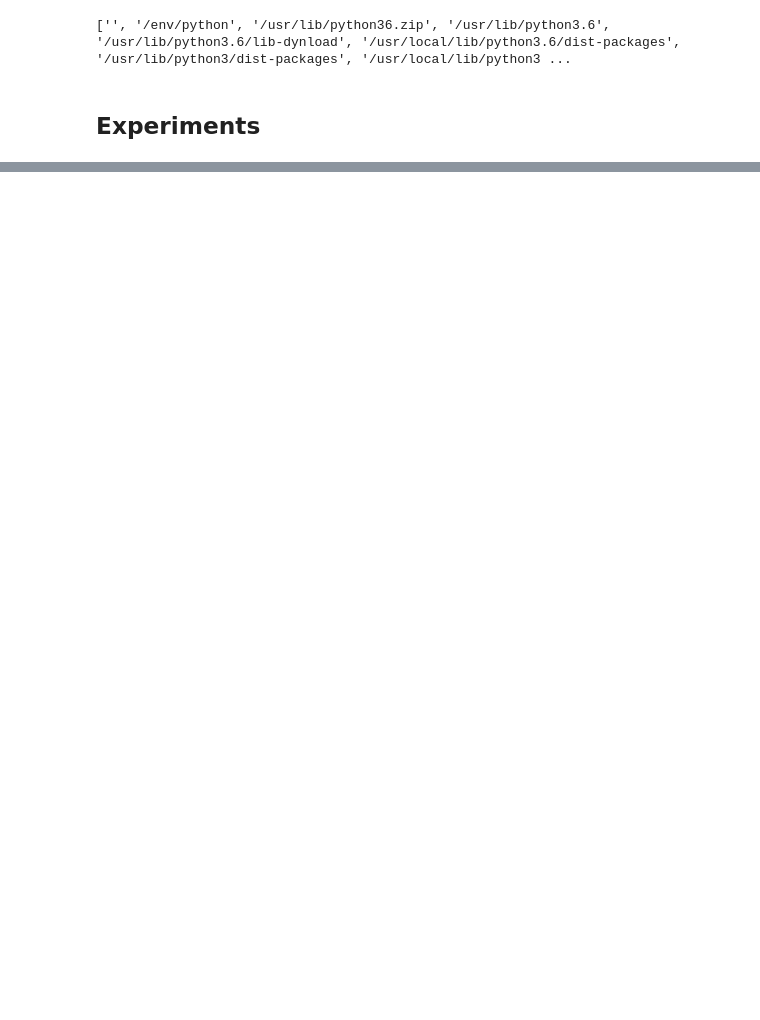
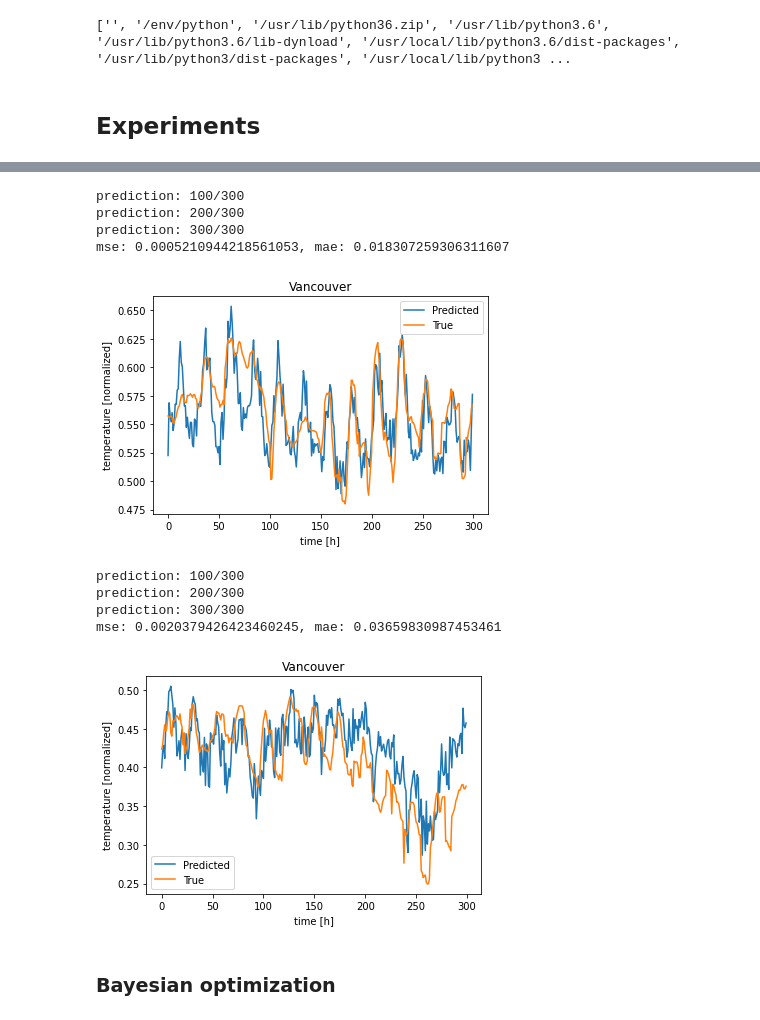
Before and after one commit to onurbil/TENT, a Jupyter notebook: notebooks/TT_experiments.ipynb, the cells around one changed output, grey strips where cells are left out. Saved outputs shown, nothing was run; the diff lists cells and outputs as text; code cells hidden in the pictures; blank space fills up the shorter version.

```diff
--- a/notebooks/TT_experiments.ipynb
+++ b/notebooks/TT_experiments.ipynb
@@ -368,0 +357,45 @@ mse: 0.02626679092645645, mae: 0.09847977757453918
+# %%
+import matplotlib.pyplot as plt
+
+def predict(model, x, y, start, num):
+  x_lim = x[start:start + num, ...]
+  y_lim = y[start:start + num]
+  preds = []
+  for i in range(x_lim.shape[0]):
+      if (i + 1) % 100 == 0:
+          print(f'prediction: {i + 1}/{x_lim.shape[0]}')
+      preds.append(model.predict(x_lim[i][np.newaxis, ...]))
+  pred = np.concatenate(preds, axis=0).flatten()
+  mse = np.mean(kr.metrics.mse(y_lim, pred))
+  mae = np.mean(kr.metrics.mae(y_lim, pred))
+  print(f'mse: {mse}, mae: {mae}')
+  return y_lim, pred
+
+def plot(y_test, pred):
+  plt.plot(range(pred.size), pred.flatten(), label='Predicted')
+  plt.plot(range(len(y_test)), y_test, label='True')
+  plt.legend()
+  plt.title('Vancouver')
+  plt.xlabel('time [h]')
+  plt.ylabel('temperature [normalized]')
+  plt.show()
+
+
+y_lim, pred = predict(model, x_train, y_train, 0, 300)
+plot(y_lim, pred)
+
+y_lim, pred = predict(model, x_test, y_test, 0, 300)
+plot(y_lim, pred)
+# %% [output]
+prediction: 100/300
+prediction: 200/300
+prediction: 300/300
+mse: 0.0005210944218561053, mae: 0.018307259306311607
+[figure, added]
+prediction: 100/300
+prediction: 200/300
+prediction: 300/300
+mse: 0.0020379426423460245, mae: 0.03659830987453461
+[figure, added]
+# %% [markdown]
+### Bayesian optimization
```
Also changed, not shown: parts of 23 cells of this notebook.
